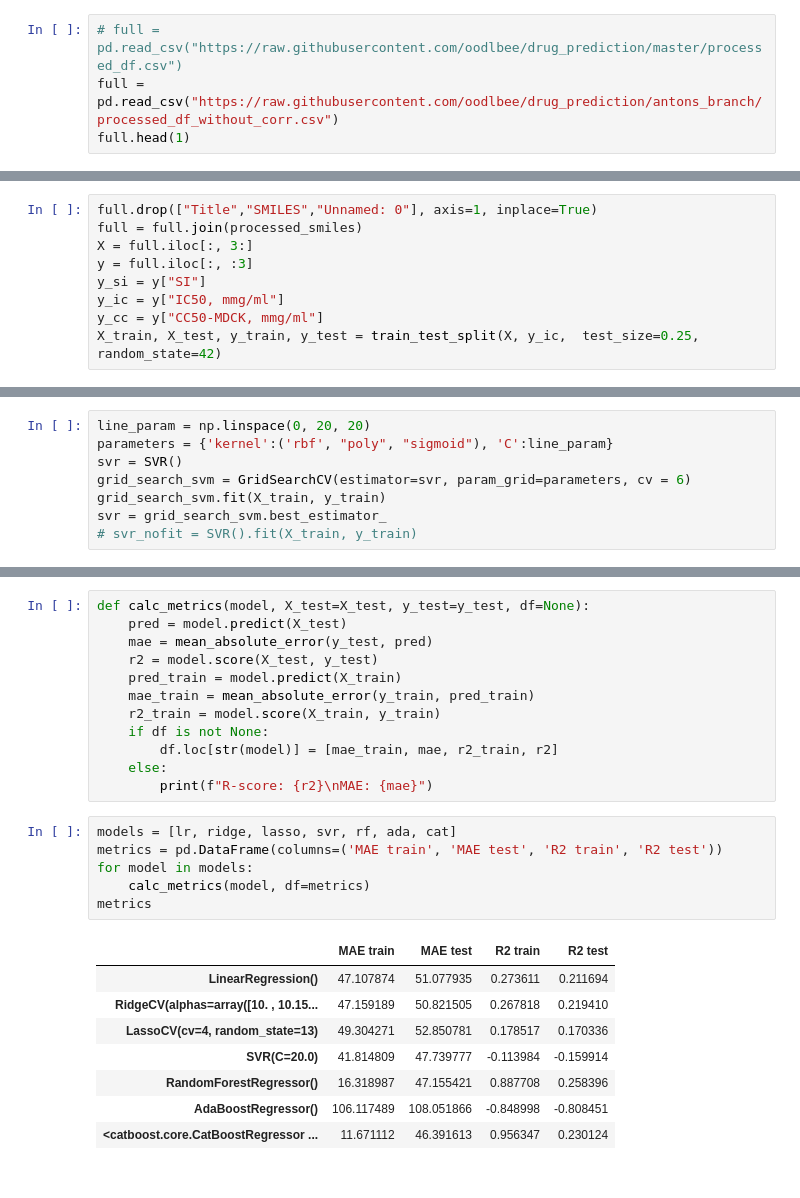
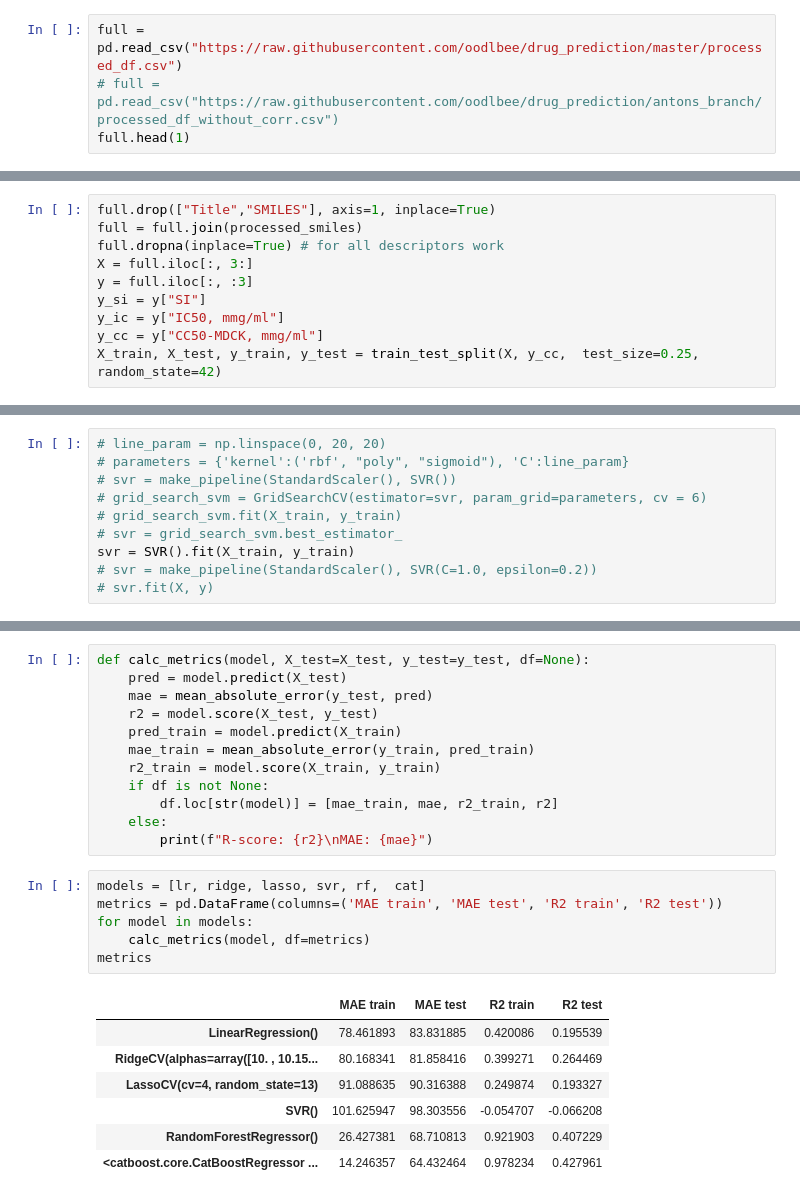
Before and after one commit to oodlbee/drug_prediction, a Jupyter notebook: drug_prediction.ipynb, the cells around one changed output, grey strips where cells are left out. Cells and saved outputs as stored; diff of their text form.

```diff
--- a/drug_prediction.ipynb
+++ b/drug_prediction.ipynb
@@ -54,7 +55,7 @@ Drive already mounted at /content/drive; to attempt to forcibly remount, call dr
 # %% [markdown]
 ## Уже обработанное
 # %%
-# full = pd.read_csv("https://raw.githubusercontent.com/oodlbee/drug_prediction/master/processed_df.csv")
-full = pd.read_csv("https://raw.githubusercontent.com/oodlbee/drug_prediction/antons_branch/processed_df_without_corr.csv")
+full = pd.read_csv("https://raw.githubusercontent.com/oodlbee/drug_prediction/master/processed_df.csv")
+# full = pd.read_csv("https://raw.githubusercontent.com/oodlbee/drug_prediction/antons_branch/processed_df_without_corr.csv")
 full.head(1)
 # %% [output]
@@ -118,14 +126,15 @@ processed_smiles
 | 1316 | 16 | 1 | 3 | 3 | 1 | 3 | 6 | ... |
 1317 rows × 15 columns
 # %%
-full.drop(["Title","SMILES","Unnamed: 0"], axis=1, inplace=True)
+full.drop(["Title","SMILES"], axis=1, inplace=True)
 full = full.join(processed_smiles)
+full.dropna(inplace=True) # for all descriptors work
 X = full.iloc[:, 3:]
 y = full.iloc[:, :3]
 y_si = y["SI"]
 y_ic = y["IC50, mmg/ml"]
 y_cc = y["CC50-MDCK, mmg/ml"]
-X_train, X_test, y_train, y_test = train_test_split(X, y_ic,  test_size=0.25, random_state=42)
+X_train, X_test, y_train, y_test = train_test_split(X, y_cc,  test_size=0.25, random_state=42)
 # %%
 X
 # %% [output]
@@ -218,10 +221,12 @@ plt.show()
 # %% [markdown]
 ## SVR
 # %%
-line_param = np.linspace(0, 20, 20)
-parameters = {'kernel':('rbf', "poly", "sigmoid"), 'C':line_param}
-svr = SVR()
-grid_search_svm = GridSearchCV(estimator=svr, param_grid=parameters, cv = 6)
-grid_search_svm.fit(X_train, y_train)
-svr = grid_search_svm.best_estimator_
-# svr_nofit = SVR().fit(X_train, y_train)
+# line_param = np.linspace(0, 20, 20)
+# parameters = {'kernel':('rbf', "poly", "sigmoid"), 'C':line_param}
+# svr = make_pipeline(StandardScaler(), SVR())
+# grid_search_svm = GridSearchCV(estimator=svr, param_grid=parameters, cv = 6)
+# grid_search_svm.fit(X_train, y_train)
+# svr = grid_search_svm.best_estimator_
+svr = SVR().fit(X_train, y_train)
+# svr = make_pipeline(StandardScaler(), SVR(C=1.0, epsilon=0.2))
+# svr.fit(X, y)
@@ -288,20 +273,19 @@ def calc_metrics(model, X_test=X_test, y_test=y_test, df=None):
     else:
         print(f"R-score: {r2}\nMAE: {mae}")
 # %%
-models = [lr, ridge, lasso, svr, rf, ada, cat]
+models = [lr, ridge, lasso, svr, rf,  cat]
 metrics = pd.DataFrame(columns=('MAE train', 'MAE test', 'R2 train', 'R2 test'))
 for model in models:
     calc_metrics(model, df=metrics)
 metrics
 # %% [output]
 |  | MAE train | MAE test | R2 train | R2 test |
-| LinearRegression() | 47.107874 | 51.077935 | 0.273611 | 0.211694 |
-| RidgeCV(alphas=array([10. , 10.15... | 47.159189 | 50.821505 | 0.267818 | 0.219410 |
-| LassoCV(cv=4, random_state=13) | 49.304271 | 52.850781 | 0.178517 | 0.170336 |
-| SVR(C=20.0) | 41.814809 | 47.739777 | -0.113984 | -0.159914 |
-| RandomForestRegressor() | 16.318987 | 47.155421 | 0.887708 | 0.258396 |
-| AdaBoostRegressor() | 106.117489 | 108.051866 | -0.848998 | -0.808451 |
-| <catboost.core.CatBoostRegressor ... | 11.671112 | 46.391613 | 0.956347 | 0.230124 |
+| LinearRegression() | 78.461893 | 83.831885 | 0.420086 | 0.195539 |
+| RidgeCV(alphas=array([10. , 10.15... | 80.168341 | 81.858416 | 0.399271 | 0.264469 |
+| LassoCV(cv=4, random_state=13) | 91.088635 | 90.316388 | 0.249874 | 0.193327 |
+| SVR() | 101.625947 | 98.303556 | -0.054707 | -0.066208 |
+| RandomForestRegressor() | 26.427381 | 68.710813 | 0.921903 | 0.407229 |
+| <catboost.core.CatBoostRegressor ... | 14.246357 | 64.432464 | 0.978234 | 0.427961 |
 # %%
 opa = pd.DataFrame({"Predicted": cat.predict(X_test), "True": y_test})
 opa.describe()
```
Also changed, not shown: parts of 12 cells of this notebook.
